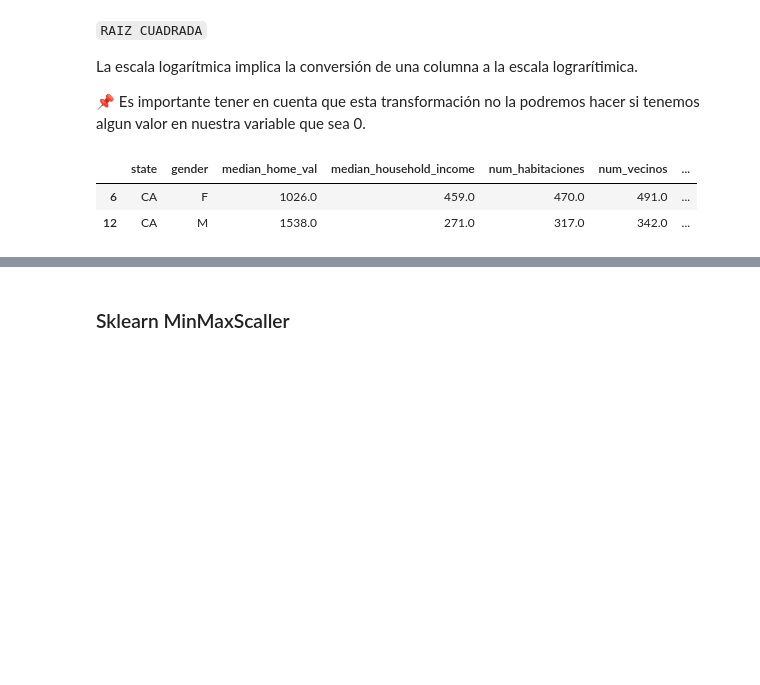
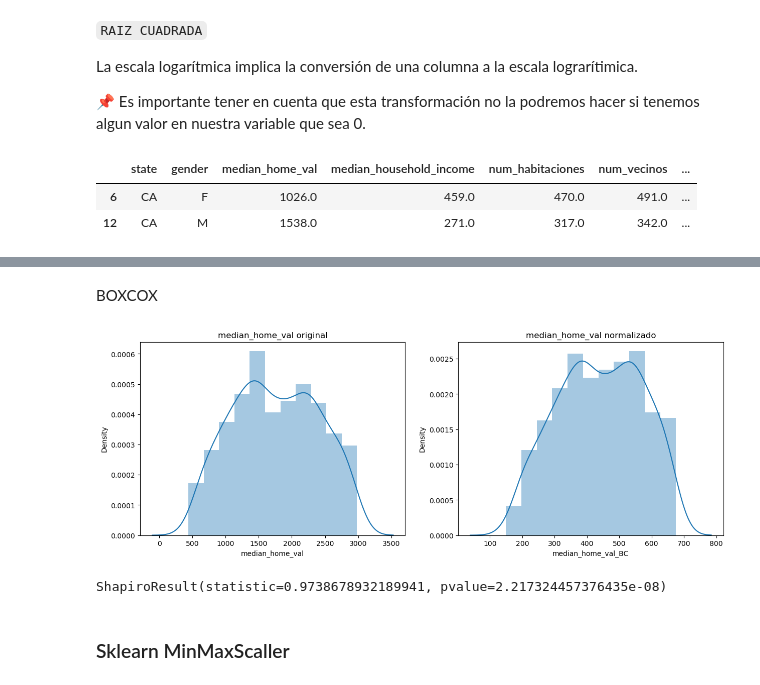
Before and after one commit to annassanchez/apuntes-clases, a Jupyter notebook: semana-17/17.3-Normalizacion&Estandarizacion - annassanchez.ipynb, the cells around one changed output, grey strips where cells are left out. Drawn from its saved outputs; the diff is of its cells as text; code cells hidden in the pictures; blank space fills up the shorter version.

```diff
--- a/semana-17/17.3-Normalizacion&Estandarizacion - annassanchez.ipynb
+++ b/semana-17/17.3-Normalizacion&Estandarizacion - annassanchez.ipynb
@@ -239,3 +274,20 @@ ShapiroResult(statistic=0.970329761505127, pvalue=3.751799759754704e-09)
+# %% [markdown]
+BOXCOX
+# %%
+df['median_home_val_BC'], lambda_ajustada = stats.boxcox(df['median_home_val'])
+fig, axes = plt.subplots(1, 2, figsize = (15,5))
+
+axes[0].set_title('median_home_val original')
+axes[1].set_title('median_home_val normalizado')
+
+sns.distplot(df['median_home_val'] ,ax = axes[0])
+sns.distplot(df['median_home_val_BC'], ax = axes[1]);
+# %% [output]
+[figure, added]
+# %%
+stats.shapiro(df["median_home_val_BC"])
+# %% [output]
+ShapiroResult(statistic=0.9738678932189941, pvalue=2.217324457376435e-08)
 # %% [markdown]
 ### Sklearn MinMaxScaller
 # %% [markdown]
```
Also changed, not shown: parts of 12 cells of this notebook, 1 other file.
